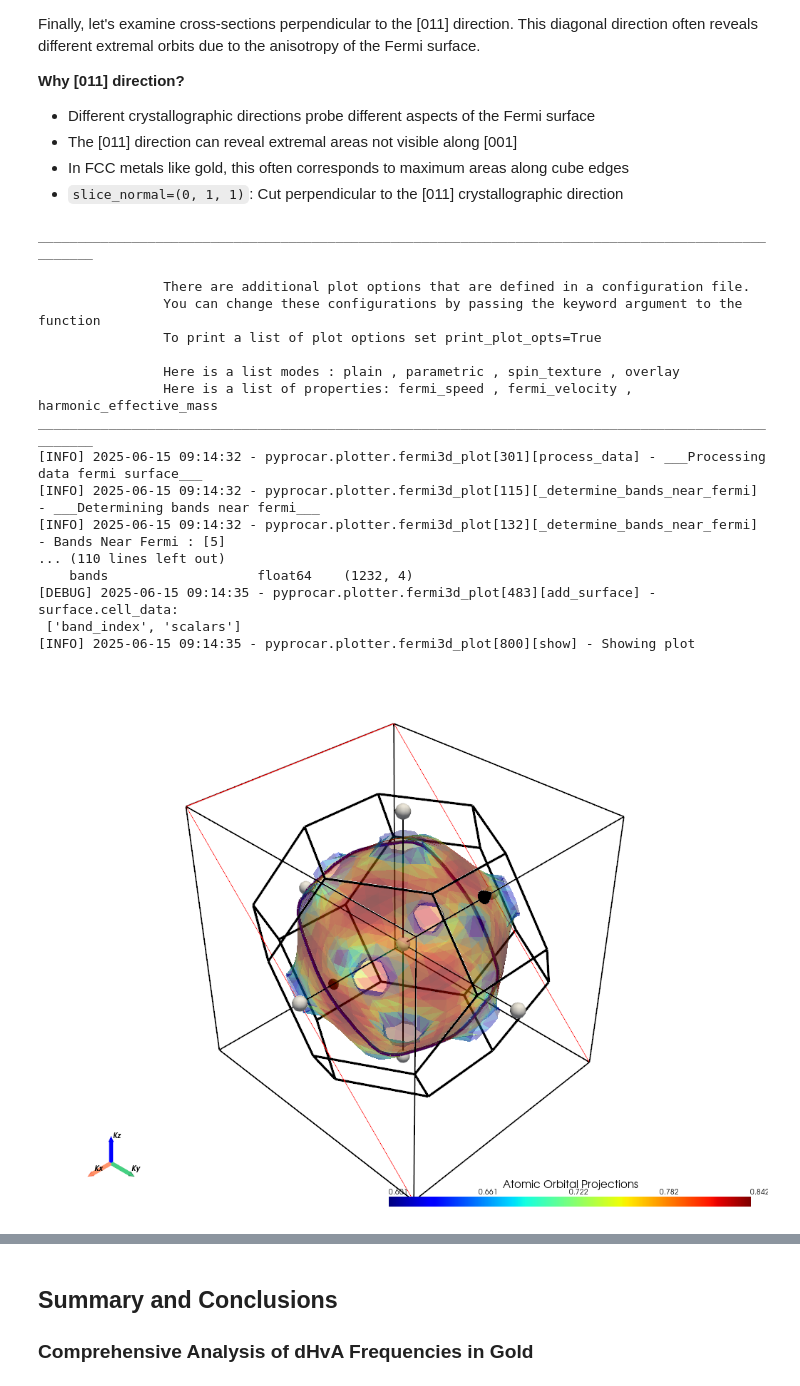
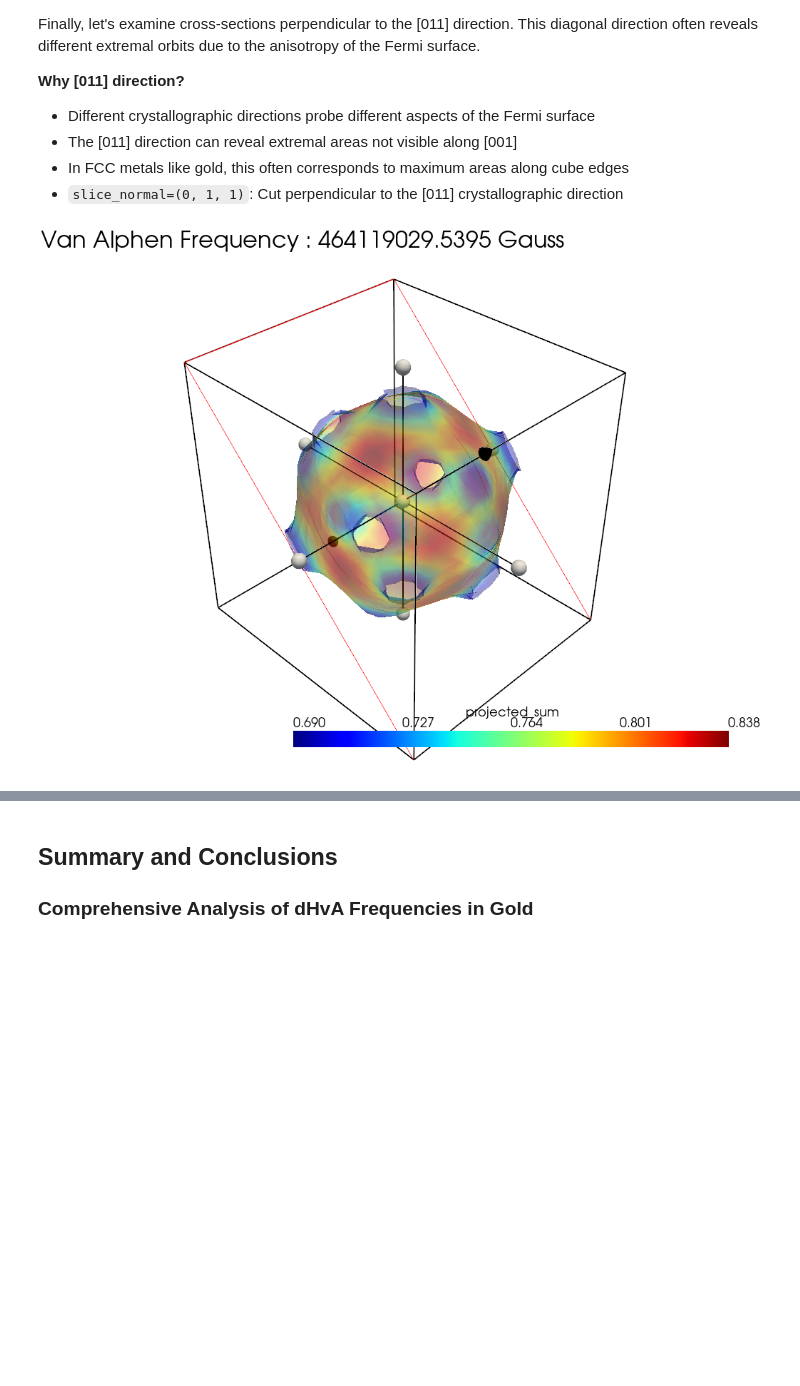
Before and after one commit to romerogroup/pyprocar, a Jupyter notebook: examples/04-fermi3d/02-De Hass Van Alphen Frequencies.ipynb, the cells around one changed output, grey strips where cells are left out. Drawn from its saved outputs; the diff is of its cells as text; code cells hidden in the pictures; blank space fills up the shorter version.

```diff
--- a/examples/04-fermi3d/02-De Hass Van Alphen Frequencies.ipynb
+++ b/examples/04-fermi3d/02-De Hass Van Alphen Frequencies.ipynb
@@ -69,7 +69,6 @@ Data downloaded to: C:\Users\lllang\Desktop\notebooks\Notebook\01 - Projects\Pyp
 fermiHandler = pyprocar.FermiHandler(
     code="vasp",           # DFT software used (VASP in this case)
     dirname=DATA_DIR,      # Directory containing VASPRUN.xml, EIGENVAL, etc.
-    apply_symmetry=True,   # Use crystal symmetry to reduce computational cost
     use_cache=False,       # Don't use cached data for this tutorial
     fermi=8.5642,          # Fermi energy from DFT calculation (eV)
     verbose=0              # Minimal output for cleaner tutorial
@@ -78,9 +77,6 @@ fermiHandler = pyprocar.FermiHandler(
 print("✅ FermiHandler object created successfully!")
 print("   - Electronic band structure loaded from VASP files")
 print("   - Fermi surface ready for cross-sectional analysis")
-print(f"   - Using Fermi energy: {fermiHandler.ebs.efermi:.4f} eV")
-print(f"   - k-point mesh: {fermiHandler.ebs.nkpoints} k-points")
-print(f"   - Number of bands: {fermiHandler.ebs.nbands}")
 # %% [output]
  ____        ____
 |  _ \ _   _|  _ \ _ __ ___   ___ __ _ _ __
@@ -298,32 +229,16 @@ Finally, let's examine cross-sections perpendicular to the [011] direction. This
 # %%
 # Explore cross-sections along the [011] diagonal direction
 fermiHandler.plot_fermi_cross_section_box_widget(
     bands=[5],                    # Same Fermi surface band
+    show_van_alphen_frequency=True,
     slice_normal=(0, 1, 1),      # Cut perpendicular to [011] direction
     slice_origin=(0, 0, 0),      # Start from Γ-point
     surface_opacity=0.40,        # Semi-transparent for visualization
     mode="parametric",           # Show orbital character
     show=True,                   # Display interactive plot
 )
 # %% [output]
-____________________________________________________________________________________________________
-
-                There are additional plot options that are defined in a configuration file.
-                You can change these configurations by passing the keyword argument to the function
-                To print a list of plot options set print_plot_opts=True
-
-                Here is a list modes : plain , parametric , spin_texture , overlay
-                Here is a list of properties: fermi_speed , fermi_velocity , harmonic_effective_mass
-____________________________________________________________________________________________________
-[INFO] 2025-06-15 09:14:32 - pyprocar.plotter.fermi3d_plot[301][process_data] - ___Processing data fermi surface___
-[INFO] 2025-06-15 09:14:32 - pyprocar.plotter.fermi3d_plot[115][_determine_bands_near_fermi] - ___Determining bands near fermi___
-[INFO] 2025-06-15 09:14:32 - pyprocar.plotter.fermi3d_plot[132][_determine_bands_near_fermi] - Bands Near Fermi : [5]
-... (110 lines left out)
-    bands                   float64    (1232, 4)
-[DEBUG] 2025-06-15 09:14:35 - pyprocar.plotter.fermi3d_plot[483][add_surface] - surface.cell_data:
- ['band_index', 'scalars']
-[INFO] 2025-06-15 09:14:35 - pyprocar.plotter.fermi3d_plot[800][show] - Showing plot
-[figure, old version]
+[figure, new version]
 # %% [markdown]
 ### Analysis of [011] Cross-Section
 
```
Also changed, not shown: parts of 7 cells of this notebook, 1 other file.
